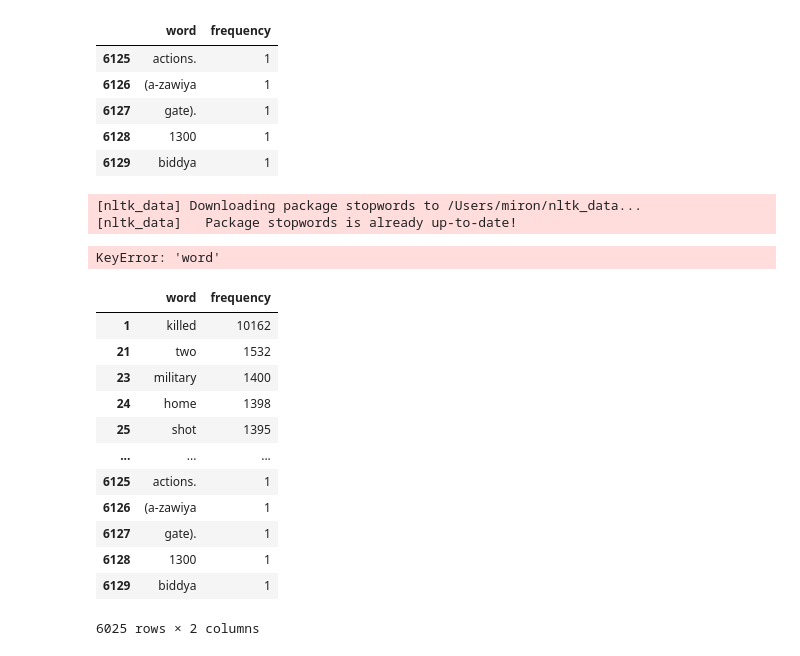
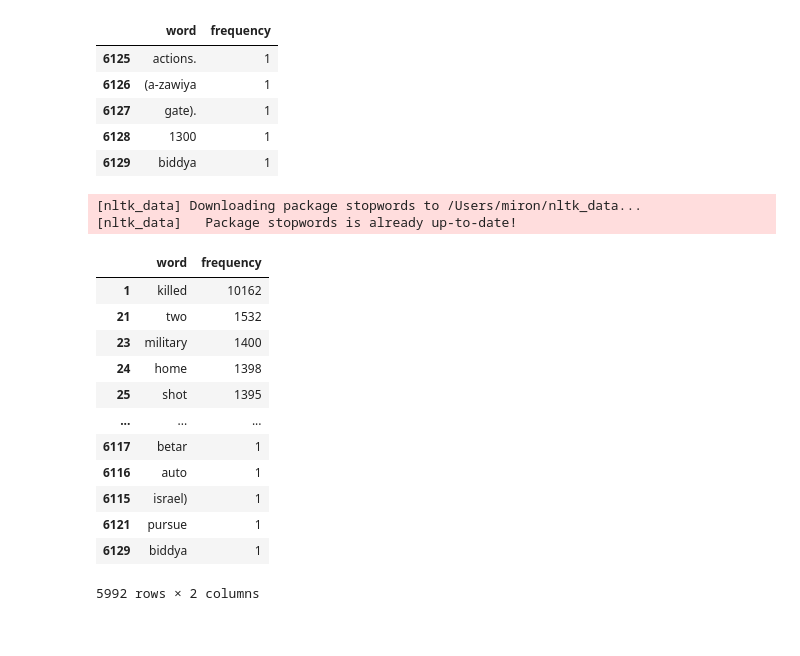
Before and after one commit to Scorpgodwest/israel-palestine-analysis, a Jupyter notebook: analysis.ipynb, the cells around one changed output. Saved outputs shown, nothing was run; the diff lists cells and outputs as text; code cells hidden in the pictures.

Commit message:
fixed error

```diff
--- a/analysis.ipynb
+++ b/analysis.ipynb
@@ -195,7 +195,7 @@ words_df.tail()
 | 6128 | 1300 | 1 |
 | 6129 | biddya | 1 |
 # %%
-words_df = words_df['word'].str.replace('.', '').replace('(', '').replace(')', '')
+words_df['word'] = words_df['word'].str.replace('.', '').replace('(', '').replace(')', '')
 # %%
 from nltk.corpus import stopwords
 
@@ -206,20 +206,20 @@ words_df = words_df[~words_df['word'].isin(stop_words)]            # Drop rows w
 # %% [output]
 [nltk_data] Downloading package stopwords to /Users/miron/nltk_data...
 [nltk_data]   Package stopwords is already up-to-date!
-KeyError: 'word'
 # %%
+words_df = words_df.sort_values(by='frequency', ascending=False)
 words_df
 # %% [output]
 |  | word | frequency |
 | 1 | killed | 10162 |
 | 21 | two | 1532 |
 | 23 | military | 1400 |
 | 24 | home | 1398 |
 | 25 | shot | 1395 |
 | ... | ... | ... |
-| 6125 | actions. | 1 |
-| 6126 | (a-zawiya | 1 |
-| 6127 | gate). | 1 |
-| 6128 | 1300 | 1 |
+| 6117 | betar | 1 |
+| 6116 | auto | 1 |
+| 6115 | israel) | 1 |
+| 6121 | pursue | 1 |
 | 6129 | biddya | 1 |
-6025 rows × 2 columns
+5992 rows × 2 columns
```
